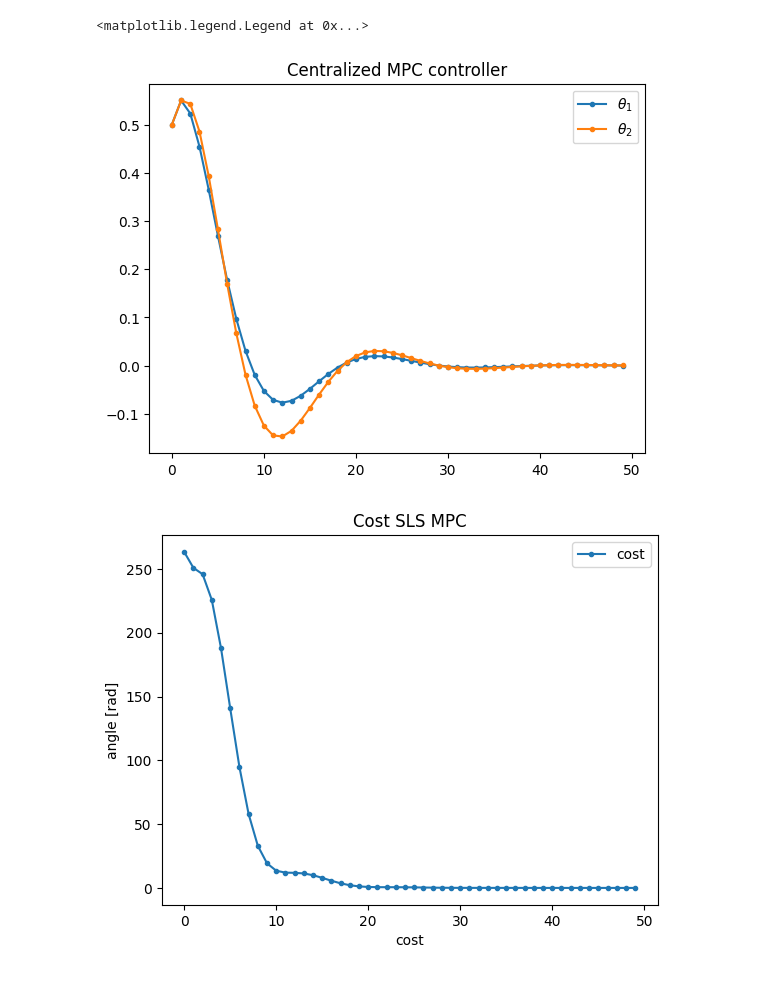
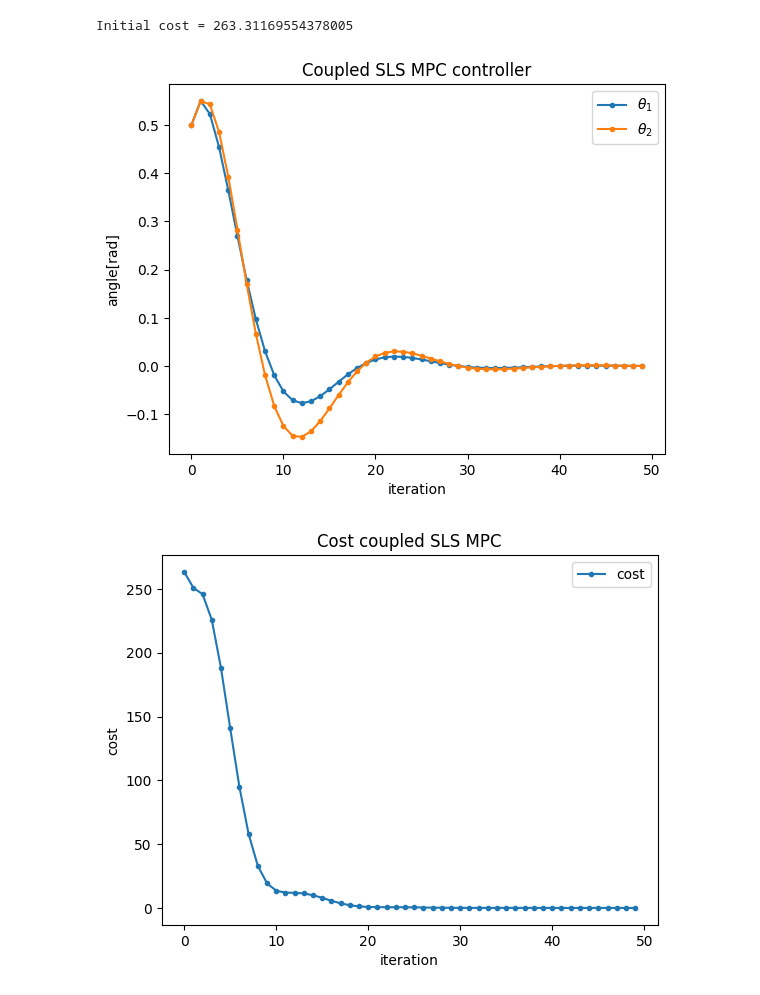
Before and after one commit to vateseif/lmpc-py, a Jupyter notebook: src/dlmpc.ipynb, the cells around one changed output. Cells and saved outputs as stored; diff of their text form; code cells hidden in the pictures.

```diff
--- a/src/dlmpc.ipynb
+++ b/src/dlmpc.ipynb
@@ -12,8 +13,10 @@ LOCALITY = 3
 
 # State dimensions
 N = NETWORK   # number of pendulums
-NX = 2*N      # each pendulum has 2 states (theta, dtheta)
-NU = N        # each pendulum has only dtheta actuated
+NS = 2        # number of states for each pendulum (theta, dtheta)
+NA = 1        # number of actuators for each pendulum (dtheta)
+NX = NS*N     # number of total states
+NU = NA*N     # number of total actuators
 
 # System params
 m = 1         # [kg] mass of the pendulum
@@ -65,8 +68,11 @@ Text(0.5, 1.0, 'Unactuated system')
 [figure]
 # %%
-# cost matrices
-Q = np.eye(NX)
-S = np.eye(NU)
+# cost matrices for subsytem
+Q = np.eye(NS)
+S = np.eye(NA)
+# cost matrix for entire system
+Qq = np.eye(NX)
+Ss = np.eye(NU)
 # %%
 # centralized MPC
 cost_mpc = np.zeros((Tsim))
@@ -78,7 +84,7 @@ for t in range(Tsim-1):
   x = cp.Variable((NX, T))
   u = cp.Variable((NU, T-1))
   # define objective
-  objective = cp.Minimize(sum([cp.quad_form(x[:, i], Q) + cp.quad_form(u[:, i], S) for i in range(T-1)]))
+  objective = cp.Minimize(sum([cp.quad_form(x[:, i], Qq) + cp.quad_form(u[:, i], Ss) for i in range(T-1)]))
   # define constraints
   constraints = [x[:, 0] == x_mpc[t].T.squeeze()]  # initial condition
   constraints += [x[:, i+1] == A @ x[:, i] + B @ u[:, i] for i in range(T-1)]
@@ -100,8 +106,10 @@ plt.legend(loc="best")
 
 plt.figure()
 plt.plot(np.arange(0, Tsim), cost_mpc, ".-", label="cost")
-plt.xlabel("cost")
-plt.ylabel("angle [rad]")
+plt.xlabel("iteration")
+plt.ylabel("cost")
 plt.title("Cost centralized MPC")
 plt.legend(loc="best")
+
+print(f"Initial cost = {cost_mpc[0]}")
 # %% [output]
@@ -129,41 +137,45 @@ ZB = -Z @ Bb                                                                  #
 ZB = np.concatenate((ZB, np.zeros((NX, NU*(T-1)))), axis=0)                   # (NX*(T+1), NU*(T-1))
 ZAB = np.concatenate((IZA, ZB), axis=1)                                       # (NX*(T+1), NX*T+NU*(T-1))
 # %%
-# SLS MPC
+# Coupled SLS MPC: equation (10) in paper
 cost_sls = np.zeros((Tsim))
 x_sls = np.zeros((Tsim, 1, NX))
 x_sls[0] = x0.T
 
 for t in range(Tsim-1):
   # initial condition
   x_init = x_sls[t].T
   # decision variables
   x = cp.Variable((NX*T, 1))
   phi_u = cp.Variable((NU*(T-1), NX))
   # cost
-  objective = cp.Minimize(sum([cp.quad_form(x[i*NX:(i+1)*NX], Q) for i in range(T)]) + cp.quad_form(phi_u @ x_init, np.kron(np.eye(T-1),S)))
+  objective = cp.Minimize(sum([cp.quad_form(x[i*NX:(i+1)*NX], Qq) for i in range(T)]) + cp.quad_form(phi_u @ x_init, np.kron(np.eye(T-1),Ss)))
   # constraints
   constraints = [x[:NX] == x_init]
   constraints += [IZA @ x == ZB @ phi_u @ x_init + E1 @ x_init]
   # solve
   prob = cp.Problem(objective, constraints)
   result = prob.solve()
   # store results
   x_sls[t+1, 0, :] = x.value[NX:2*NX].squeeze()
   cost_sls[t] = prob.value
 
 plt.plot(np.arange(0, Tsim), x_sls[:, 0, 0], ".-", label="$\\theta_1$")
 plt.plot(np.arange(0, Tsim), x_sls[:, 0, 2], ".-", label="$\\theta_2$")
-plt.title("Centralized MPC controller")
+plt.xlabel("iteration")
+plt.ylabel("angle[rad]")
+plt.title("Coupled SLS MPC controller")
 plt.legend(loc="best")
 
 plt.figure()
 plt.plot(np.arange(0, Tsim), cost_sls, ".-", label="cost")
-plt.xlabel("cost")
-plt.ylabel("angle [rad]")
-plt.title("Cost SLS MPC")
+plt.xlabel("iteration")
+plt.ylabel("cost")
+plt.title("Cost coupled SLS MPC")
 plt.legend(loc="best")
+
+print(f"Initial cost = {cost_sls[0]}")
 # %% [output]
-<matplotlib.legend.Legend at 0x...>
+Initial cost = 263.31169554378005
-[figure, old version]
+[figure, new version]
-[figure, old version]
+[figure, new version]
```
Also changed, not shown: parts of 6 cells of this notebook.
